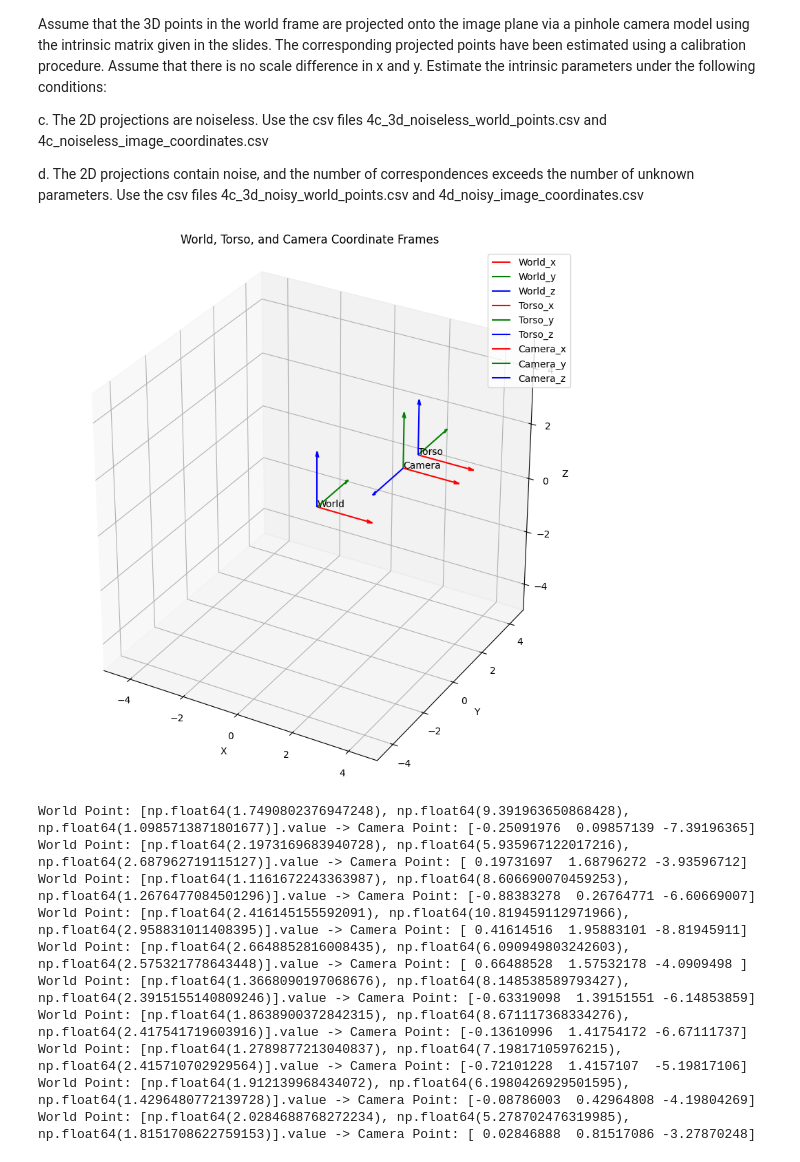
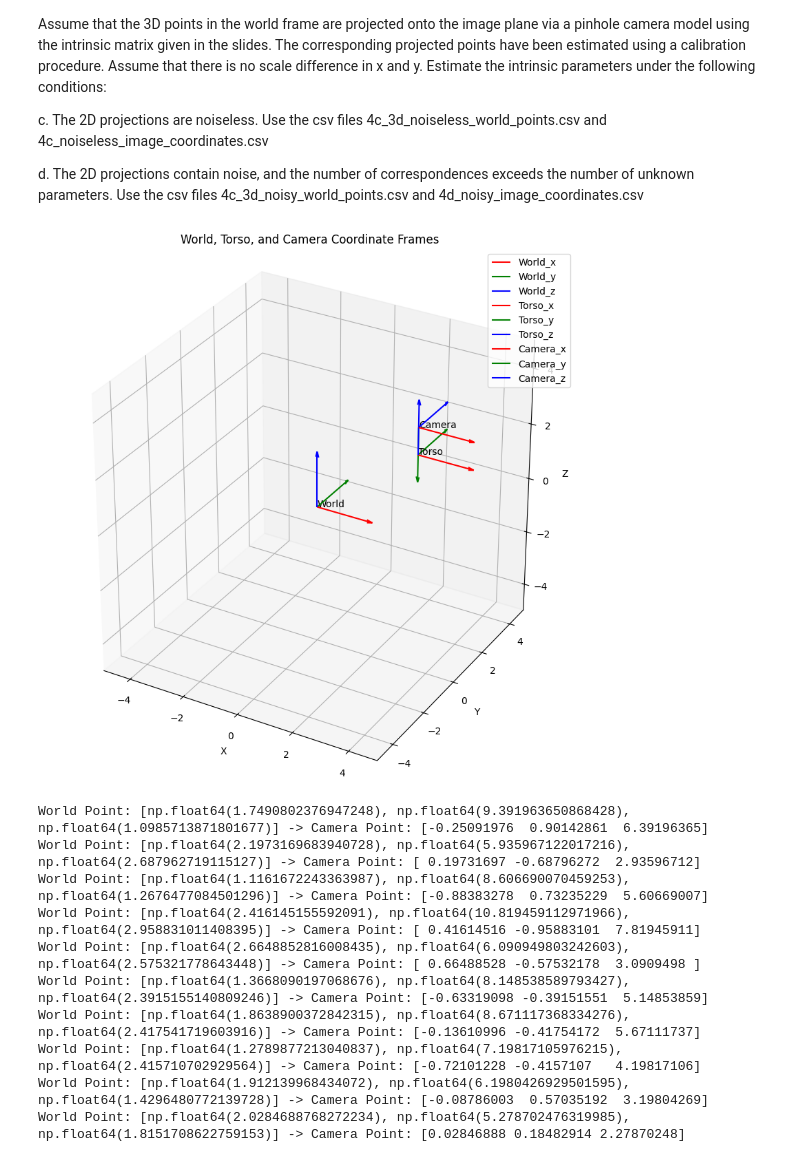
Before and after one commit to v-utsav/humanoid-robotics-assignments, a Jupyter notebook: Assignment_01.ipynb, the cells around one changed output. Cells and saved outputs as stored; diff of their text form; code cells hidden in the pictures.

Commit message:
Fix 4a camera frame setup

```diff
--- a/Assignment_01.ipynb
+++ b/Assignment_01.ipynb
@@ -156,12 +156,12 @@ def get_camera2torso_transform():
     # Rotation: camera x = torso x, camera y = -torso z, camera z = torso y
     rotation = np.array([
         [1, 0, 0, 0],
-        [0, 0, -1, 0],
-        [0, 1, 0, 0],
+        [0, 0, 1, 0],
+        [0, -1, 0, 0],
         [0, 0, 0, 1]
     ])
 
-    transform = np.dot(rotation, translation)
+    transform = np.dot(translation, rotation)
     return transform
 
     #pass
@@ -199,34 +199,34 @@ def plot_coordinate_frames():
     ax = fig.add_subplot(111, projection='3d')
     ax.set_aspect('equal')
 
     # World frame (identity transformation)
     world_transform = np.eye(4)
     plot_coordinate_frame(ax, world_transform, 'World', length=2)
 
     # Torso frame
     torso_transform = get_torso2world_transform()
     plot_coordinate_frame(ax, torso_transform, 'Torso', color_x='r', color_y='g', color_z='b', length=2)
 
     # Camera frame
     camera_transform = get_camera2world_transform()
     plot_coordinate_frame(ax, camera_transform, 'Camera', color_x='r', color_y='g', color_z='b', length=2)
 
     ax.set_xlabel('X')
     ax.set_ylabel('Y')
     ax.set_zlabel('Z')
     ax.set_title('World, Torso, and Camera Coordinate Frames')
     ax.legend()
 
     # Set reasonable limits for the plot
     max_val = 5
     ax.set_xlim([-max_val, max_val])
     ax.set_ylim([-max_val, max_val])
     ax.set_zlim([-max_val, max_val])
 
     plt.show()
 plot_coordinate_frames()
 # %% [output]
-[figure, old version]
+[figure, new version]
 # %%
 # 4.b
 def world_to_camera(world_point):
@@ -254,16 +254,16 @@ def transform_3d_points_world_to_3d_points_cam(points_3d_world):
     #pass
 transform_3d_points_world_to_3d_points_cam(df)
 # %% [output]
-World Point: [np.float64(1.7490802376947248), np.float64(9.391963650868428), np.float64(1.0985713871801677)].value -> Camera Point: [-0.25091976  0.09857139 -7.39196365]
-World Point: [np.float64(2.1973169683940728), np.float64(5.935967122017216), np.float64(2.687962719115127)].value -> Camera Point: [ 0.19731697  1.68796272 -3.93596712]
-World Point: [np.float64(1.1161672243363987), np.float64(8.606690070459253), np.float64(1.2676477084501296)].value -> Camera Point: [-0.88383278  0.26764771 -6.60669007]
-World Point: [np.float64(2.416145155592091), np.float64(10.819459112971966), np.float64(2.958831011408395)].value -> Camera Point: [ 0.41614516  1.95883101 -8.81945911]
-World Point: [np.float64(2.6648852816008435), np.float64(6.090949803242603), np.float64(2.575321778643448)].value -> Camera Point: [ 0.66488528  1.57532178 -4.0909498 ]
-World Point: [np.float64(1.3668090197068676), np.float64(8.148538589793427), np.float64(2.3915155140809246)].value -> Camera Point: [-0.63319098  1.39151551 -6.14853859]
-World Point: [np.float64(1.8638900372842315), np.float64(8.671117368334276), np.float64(2.417541719603916)].value -> Camera Point: [-0.13610996  1.41754172 -6.67111737]
-World Point: [np.float64(1.2789877213040837), np.float64(7.19817105976215), np.float64(2.415710702929564)].value -> Camera Point: [-0.72101228  1.4157107  -5.19817106]
-World Point: [np.float64(1.912139968434072), np.float64(6.1980426929501595), np.float64(1.4296480772139728)].value -> Camera Point: [-0.08786003  0.42964808 -4.19804269]
-World Point: [np.float64(2.0284688768272234), np.float64(5.278702476319985), np.float64(1.8151708622759153)].value -> Camera Point: [ 0.02846888  0.81517086 -3.27870248]
+World Point: [np.float64(1.7490802376947248), np.float64(9.391963650868428), np.float64(1.0985713871801677)] -> Camera Point: [-0.25091976  0.90142861  6.39196365]
+World Point: [np.float64(2.1973169683940728), np.float64(5.935967122017216), np.float64(2.687962719115127)] -> Camera Point: [ 0.19731697 -0.68796272  2.93596712]
+World Point: [np.float64(1.1161672243363987), np.float64(8.606690070459253), np.float64(1.2676477084501296)] -> Camera Point: [-0.88383278  0.73235229  5.60669007]
+World Point: [np.float64(2.416145155592091), np.float64(10.819459112971966), np.float64(2.958831011408395)] -> Camera Point: [ 0.41614516 -0.95883101  7.81945911]
+World Point: [np.float64(2.6648852816008435), np.float64(6.090949803242603), np.float64(2.575321778643448)] -> Camera Point: [ 0.66488528 -0.57532178  3.0909498 ]
+World Point: [np.float64(1.3668090197068676), np.float64(8.148538589793427), np.float64(2.3915155140809246)] -> Camera Point: [-0.63319098 -0.39151551  5.14853859]
+World Point: [np.float64(1.8638900372842315), np.float64(8.671117368334276), np.float64(2.417541719603916)] -> Camera Point: [-0.13610996 -0.41754172  5.67111737]
+World Point: [np.float64(1.2789877213040837), np.float64(7.19817105976215), np.float64(2.415710702929564)] -> Camera Point: [-0.72101228 -0.4157107   4.19817106]
+World Point: [np.float64(1.912139968434072), np.float64(6.1980426929501595), np.float64(1.4296480772139728)] -> Camera Point: [-0.08786003  0.57035192  3.19804269]
+World Point: [np.float64(2.0284688768272234), np.float64(5.278702476319985), np.float64(1.8151708622759153)] -> Camera Point: [0.02846888 0.18482914 2.27870248]
 # %%
 # 4.c
 def estimate_intrinsic_matrix_noiseless():
```
